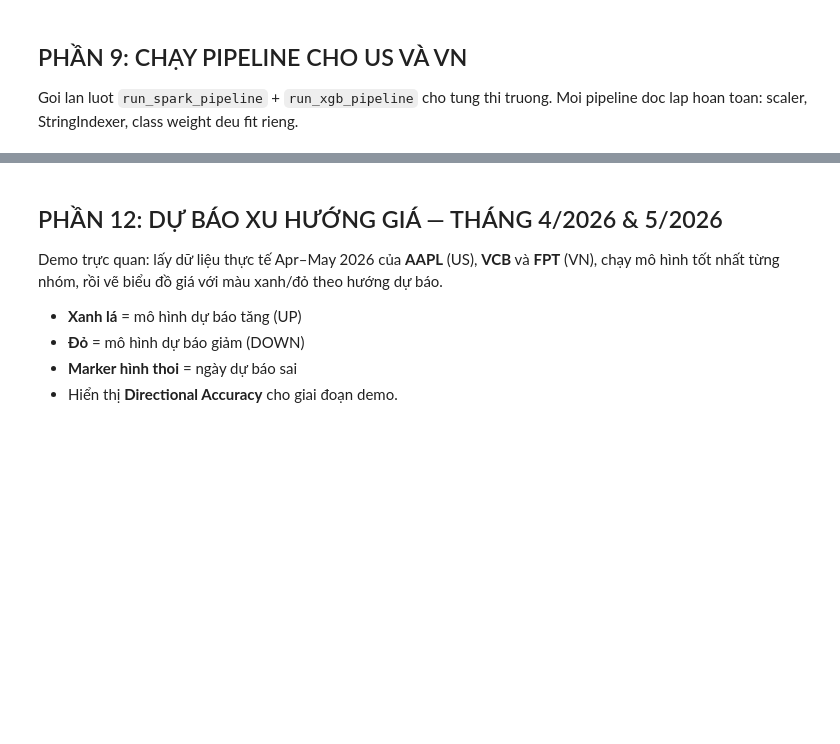
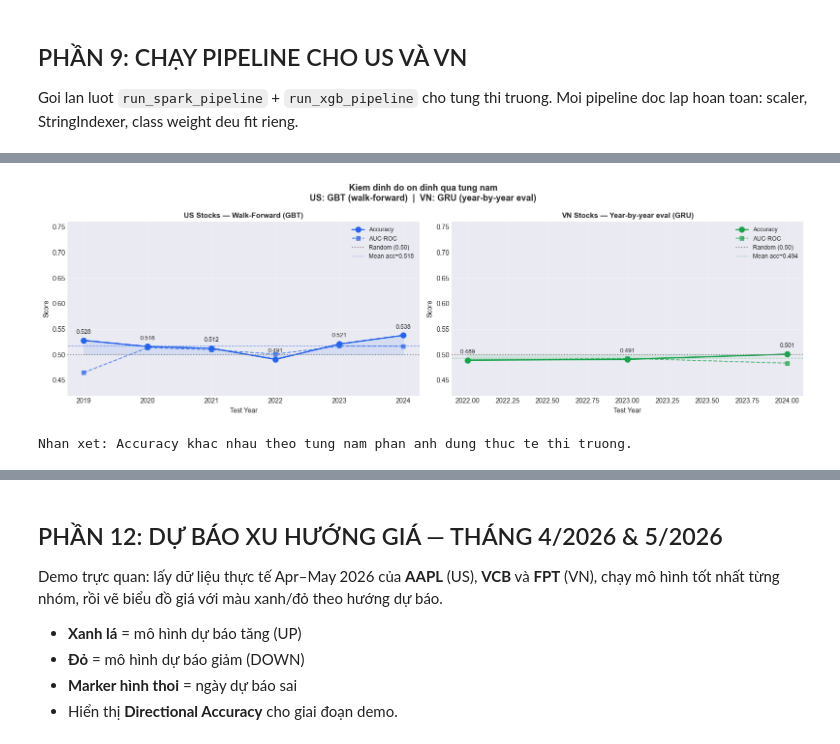
Before and after one commit to vinh27012004/DoAnTotNgiep, a Jupyter notebook: Stock_Analysis_PySpark.ipynb, the cells around one changed output, grey strips where cells are left out. Saved outputs shown, nothing was run; the diff lists cells and outputs as text; code cells hidden in the pictures; blank space fills up the shorter version.

```diff
--- a/Stock_Analysis_PySpark.ipynb
+++ b/Stock_Analysis_PySpark.ipynb
@@ -917,9 +928,9 @@ def create_labels_3d(df, threshold):
         .withColumn('year', year('time'))
     )
 
-df_us = create_labels(df_features.filter(col('ticker').isin(US_TICKERS)), threshold=0.015)
-# VN doi sang next-day 1.5% (thuc nghiem cho thay edge +7.3% > 3-day 0.8% edge +5.5%)
-df_vn = create_labels(df_features.filter(col('ticker').isin(VN_TICKERS)), threshold=0.015)
+df_us = create_labels(df_features.filter(col('ticker').isin(US_TICKERS)), threshold=0.010)
+# VN tang nguong len 2.0% de loc nhieu (thi truong VN bien dong manh hon)
+df_vn = create_labels(df_features.filter(col('ticker').isin(VN_TICKERS)), threshold=0.020)
 
 print('\n' + '=' * 60)
 print('THONG KE 3 NHOM')
@@ -946,8 +957,8 @@ def create_labels_full(df, threshold):
         .withColumn('year', year('time'))
     )
 
-df_us_all = create_labels_full(df_features.filter(col('ticker').isin(US_TICKERS)), threshold=0.015)
-df_vn_all = create_labels_full(df_features.filter(col('ticker').isin(VN_TICKERS)), threshold=0.015)
+df_us_all = create_labels_full(df_features.filter(col('ticker').isin(US_TICKERS)), threshold=0.010)
+df_vn_all = create_labels_full(df_features.filter(col('ticker').isin(VN_TICKERS)), threshold=0.020)
 print(f'  df_us_all: {df_us_all.count():,d} rows (incl. neutral=2.0)')
 print(f'  df_vn_all: {df_vn_all.count():,d} rows (incl. neutral=2.0)')
 # %% [output]
@@ -1350,7 +1436,7 @@ def run_dl_pipeline(df_spark, market_name, feature_cols=None,
             for i in range(seq_len, len(Xg)):
                 lbl = lbl_map.get(tg[i], -1)
                 if lbl in (0, 1):
-                    X_seq.append(Xg[i-seq_len:i])
+                    X_seq.append(Xg[i-seq_len+1:i+1])
                     y_seq.append(lbl)
                     tk_seq.append(tkr)
                     tm_seq.append(tg[i])
@@ -1410,12 +1496,15 @@ def run_dl_pipeline(df_spark, market_name, feature_cols=None,
         results[layer_type] = {
             'accuracy': acc, 'auc': auc, 'model': mdl,
             'ticker_acc': ticker_acc, 'history': hist.history, 'n_epochs': n_ep,
+            'y_ts': y_ts, 'y_pred': y_pred, 'y_prob': y_prob,
+            'tk_ts': tk_ts, 'tm_ts': [pd.Timestamp(t) for t in tm_ts],
         }
 
     print(f'\nok {market_name} Deep Learning pipeline xong!')
     return {'market': market_name, 'metrics': results,
             'scaler': scaler, 'features': feat_dl, 'seq_len': seq_len,
-            'n_train': len(X_tr), 'n_test': len(X_ts)}
+            'n_train': len(X_tr), 'n_test': len(X_ts),
+            'df_ts_pd': df_ts}
 
 
 print('ok run_dl_pipeline() -- full-context seqs, BatchNorm, Dropout=0.5, L2 reg')
@@ -1975,0 +1997,48 @@ Năm 2020 (COVID) thường khó dự báo hơn do biến động bất thườn
+# %%
+# ── Ve bieu do kiem dinh do on dinh qua tung nam ────────────────────────
+import matplotlib.pyplot as plt
+import numpy as np
+
+fig, axes = plt.subplots(1, 2, figsize=(16, 5))
+
+def _wf_label(name):
+    return f'{name} (year-by-year eval)' if name in ('LSTM', 'GRU') else f'{name} (walk-forward)'
+
+fig.suptitle(f'Kiem dinh do on dinh qua tung nam\n'
+             f'US: {_wf_label(best_us_name)}  |  VN: {_wf_label(best_vn_name)}',
+             fontsize=13, fontweight='bold')
+
+wf_model_map = {'US': best_us_name, 'VN': best_vn_name}
+for ax, wf_res, mkt, color in [
+    (axes[0], wf_us, 'US', '#2563EB'),
+    (axes[1], wf_vn, 'VN', '#16A34A'),
+]:
+    mdl_lbl = wf_model_map[mkt]
+    method_lbl = 'Year-by-year eval' if mdl_lbl in ('LSTM', 'GRU') else 'Walk-Forward'
+    if not wf_res:
+        ax.set_title(f'{mkt}: no data'); continue
+    years    = [r['test_year'] for r in wf_res]
+    accs     = [r['accuracy']  for r in wf_res]
+    aucs     = [r['auc']       for r in wf_res]
+    mean_acc = np.mean(accs)
+
+    ax.plot(years, accs, 'o-', color=color, linewidth=2, markersize=8, label='Accuracy')
+    ax.plot(years, aucs, 's--', color=color, linewidth=1.5, markersize=6, alpha=0.7, label='AUC-ROC')
+    ax.axhline(0.5, color='gray', linestyle=':', linewidth=1.5, label='Random (0.50)')
+    ax.axhline(mean_acc, color=color, linestyle='--', linewidth=1, alpha=0.5,
+               label=f'Mean acc={mean_acc:.3f}')
+    ax.fill_between(years, 0.5, accs, alpha=0.1, color=color)
+    for yr, ac in zip(years, accs):
+        ax.annotate(f'{ac:.3f}', (yr, ac), textcoords='offset points',
+                    xytext=(0, 10), ha='center', fontsize=9)
+
+    ax.set_title(f'{mkt} Stocks — {method_lbl} ({mdl_lbl})', fontsize=11, fontweight='bold')
+    ax.set_xlabel('Test Year'); ax.set_ylabel('Score')
+    ax.set_ylim(0.42, 0.76); ax.legend(fontsize=9); ax.grid(True, alpha=0.3)
+
+plt.tight_layout()
+plt.show()
+print('\nNhan xet: Accuracy khac nhau theo tung nam phan anh dung thuc te thi truong.')
+# %% [output]
+[figure, added]
+Nhan xet: Accuracy khac nhau theo tung nam phan anh dung thuc te thi truong.
```
Also changed, not shown: parts of 31 cells of this notebook, 39 other files.
